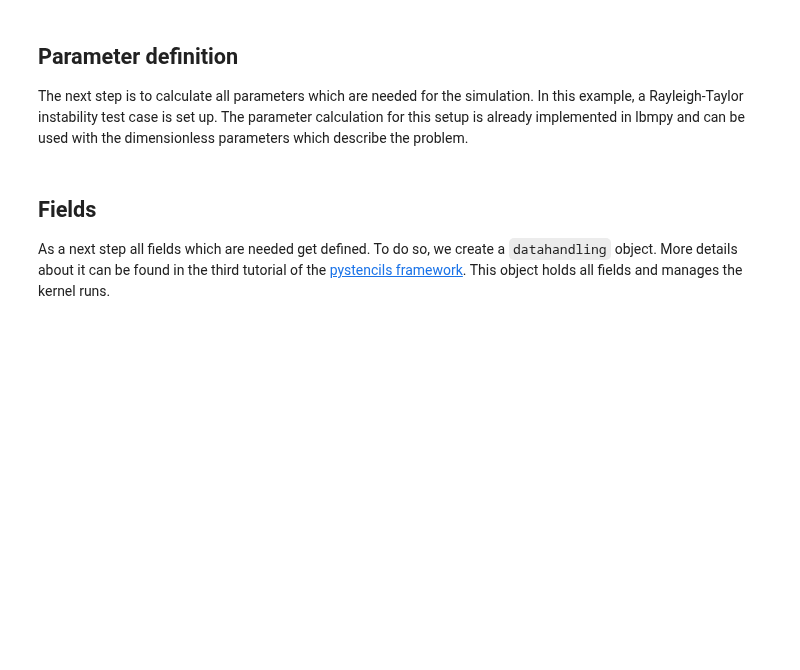
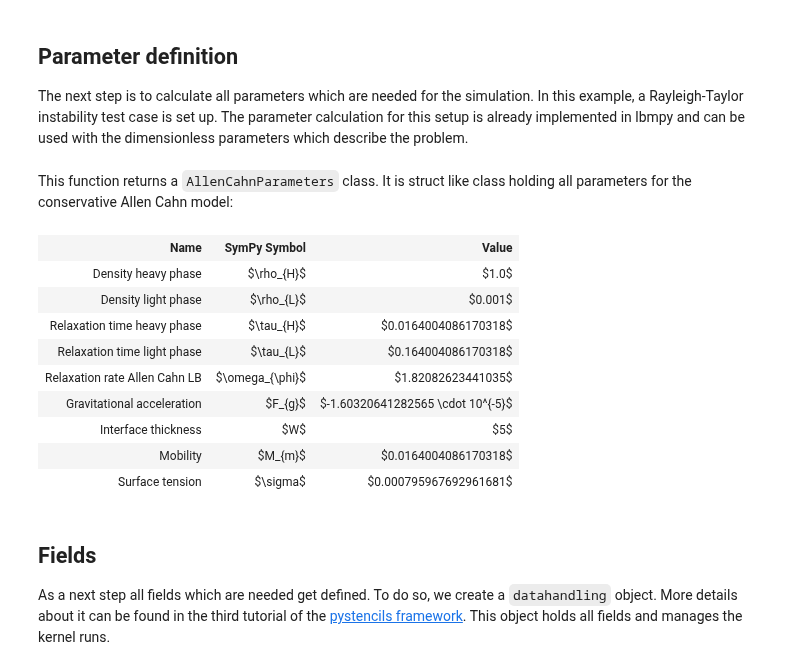
Before and after one commit to mabau/lbmpy, a Jupyter notebook: doc/notebooks/10_tutorial_conservative_allen_cahn_two_phase.ipynb, the cells around one changed output. Cells and saved outputs as stored; diff of their text form; code cells hidden in the pictures; blank space fills up the shorter version.

```diff
--- a/doc/notebooks/10_tutorial_conservative_allen_cahn_two_phase.ipynb
+++ b/doc/notebooks/10_tutorial_conservative_allen_cahn_two_phase.ipynb
@@ -101,3 +74,18 @@ w_c = 1.0/(0.5 + (3.0 * M))
+# %% [markdown]
+This function returns a `AllenCahnParameters` class. It is struct like class holding all parameters for the conservative Allen Cahn model:
+# %%
+parameters
+# %% [output]
+| Name | SymPy Symbol | Value |
+| Density heavy phase | $\rho_{H}$ | $1.0$ |
+| Density light phase | $\rho_{L}$ | $0.001$ |
+| Relaxation time heavy phase | $\tau_{H}$ | $0.0164004086170318$ |
+| Relaxation time light phase | $\tau_{L}$ | $0.164004086170318$ |
+| Relaxation rate Allen Cahn LB | $\omega_{\phi}$ | $1.82082623441035$ |
+| Gravitational acceleration | $F_{g}$ | $-1.60320641282565 \cdot 10^{-5}$ |
+| Interface thickness | $W$ | $5$ |
+| Mobility | $M_{m}$ | $0.0164004086170318$ |
+| Surface tension | $\sigma$ | $0.000795967692961681$ |
 # %% [markdown]
 ## Fields
 
```
Also changed, not shown: parts of 16 cells of this notebook, 10 other files.
